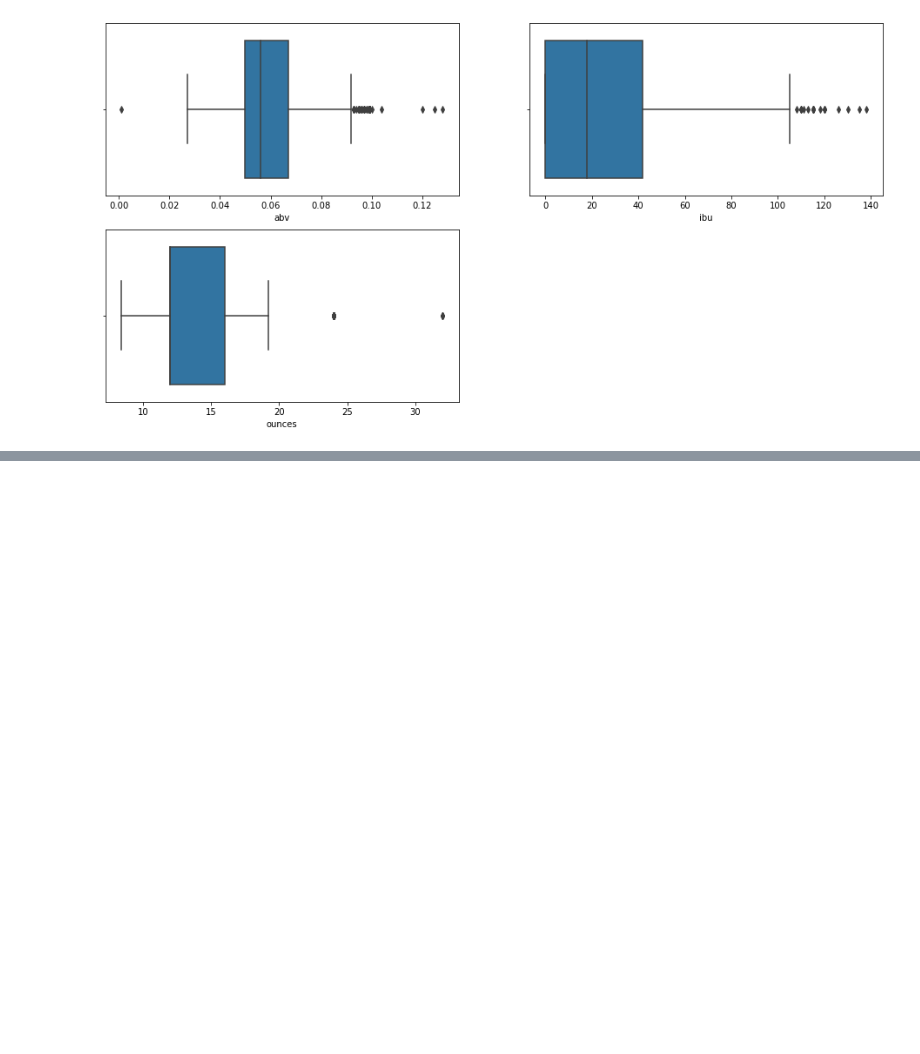
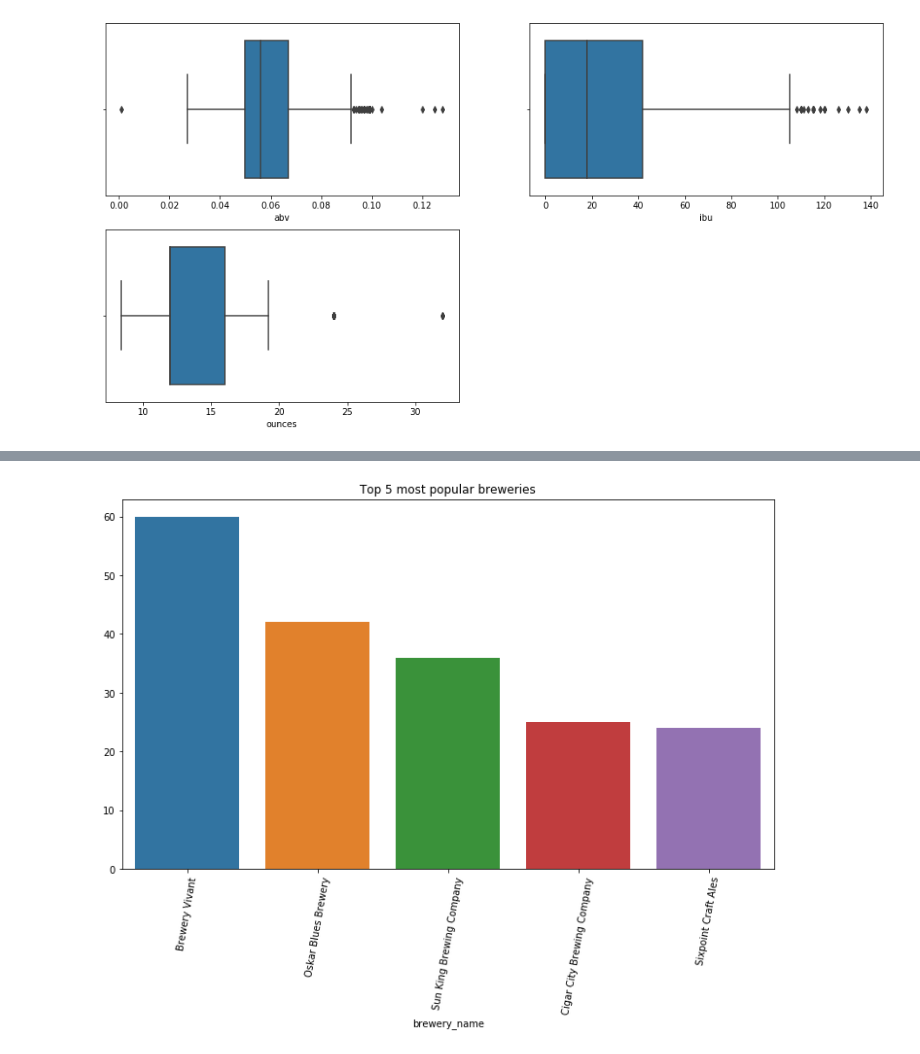
Before and after one commit to adinas94/Craft_Beer_Project, a Jupyter notebook: EDA.ipynb, the cells around one changed output, grey strips where cells are left out. Cells and saved outputs as stored; diff of their text form; code cells hidden in the pictures; blank space fills up the shorter version.

Commit message:
popularity graphs

```diff
--- a/EDA.ipynb
+++ b/EDA.ipynb
@@ -215,2 +232,11 @@ sns.boxplot(x=df['ounces'])
+# %%
+#Identify top 5 breweries
+plt.figure(figsize=(12,7))
+topbrew = df.groupby('brewery_name').size().sort_values(ascending=False).head(5)
+sns.barplot(topbrew.index, topbrew.values)
+plt.title('Top 5 most popular breweries')
+plt.xticks(rotation=80);
+# %% [output]
+[figure, added]
 # %%
 #Binning and OHE variables
```
Also changed, not shown: parts of 1 cell of this notebook.
